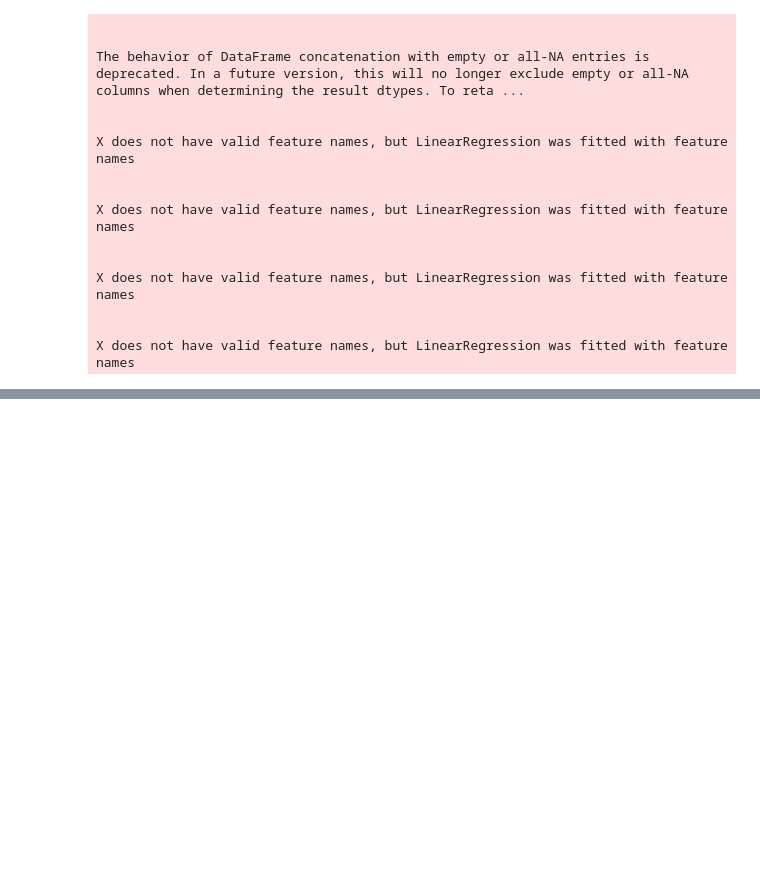
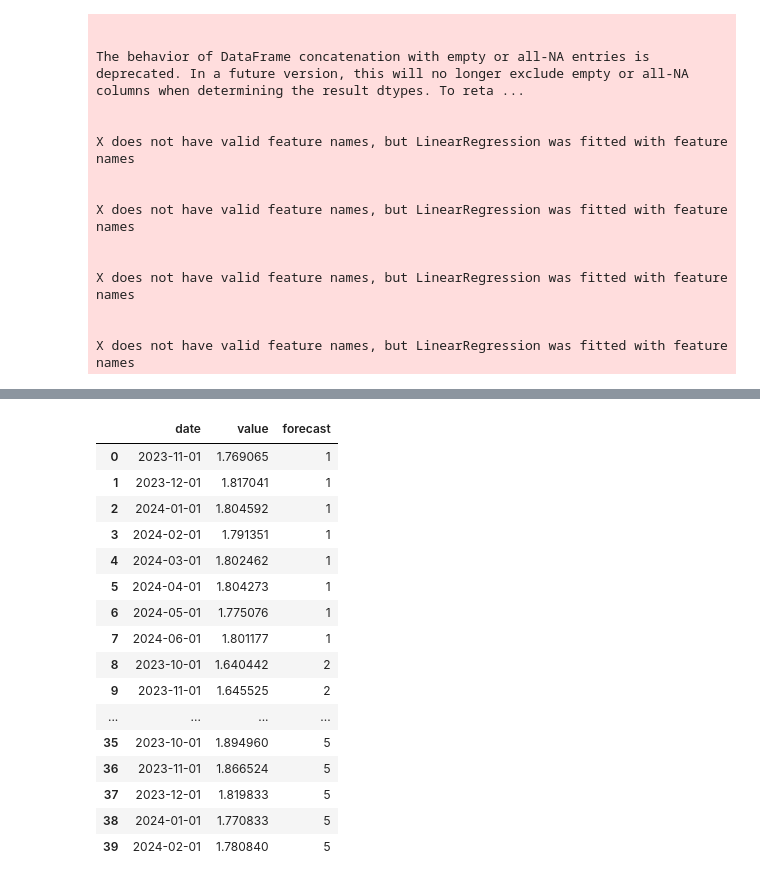
Before and after one commit to ztrehlk/Econ-Trends, a Jupyter notebook: Plotly Visualizations (Exploratory).ipynb, the cells around one changed output, grey strips where cells are left out. Drawn from its saved outputs; the diff is of its cells as text; code cells hidden in the pictures; blank space fills up the shorter version.

```diff
--- a/Plotly Visualizations.ipynb
+++ b/Plotly Visualizations (Exploratory).ipynb
@@ -244,0 +262,20 @@ fig.show()
+# %%
+all_forecast
+# %% [output]
+|  | date | value | forecast |
+| 0 | 2023-11-01 | 1.769065 | 1 |
+| 1 | 2023-12-01 | 1.817041 | 1 |
+| 2 | 2024-01-01 | 1.804592 | 1 |
+| 3 | 2024-02-01 | 1.791351 | 1 |
+| 4 | 2024-03-01 | 1.802462 | 1 |
+| 5 | 2024-04-01 | 1.804273 | 1 |
+| 6 | 2024-05-01 | 1.775076 | 1 |
+| 7 | 2024-06-01 | 1.801177 | 1 |
+| 8 | 2023-10-01 | 1.640442 | 2 |
+| 9 | 2023-11-01 | 1.645525 | 2 |
+| ... | ... | ... | ... |
+| 35 | 2023-10-01 | 1.894960 | 5 |
+| 36 | 2023-11-01 | 1.866524 | 5 |
+| 37 | 2023-12-01 | 1.819833 | 5 |
+| 38 | 2024-01-01 | 1.770833 | 5 |
+| 39 | 2024-02-01 | 1.780840 | 5 |
```
Also changed, not shown: parts of 1 cell of this notebook, 3 other files.
